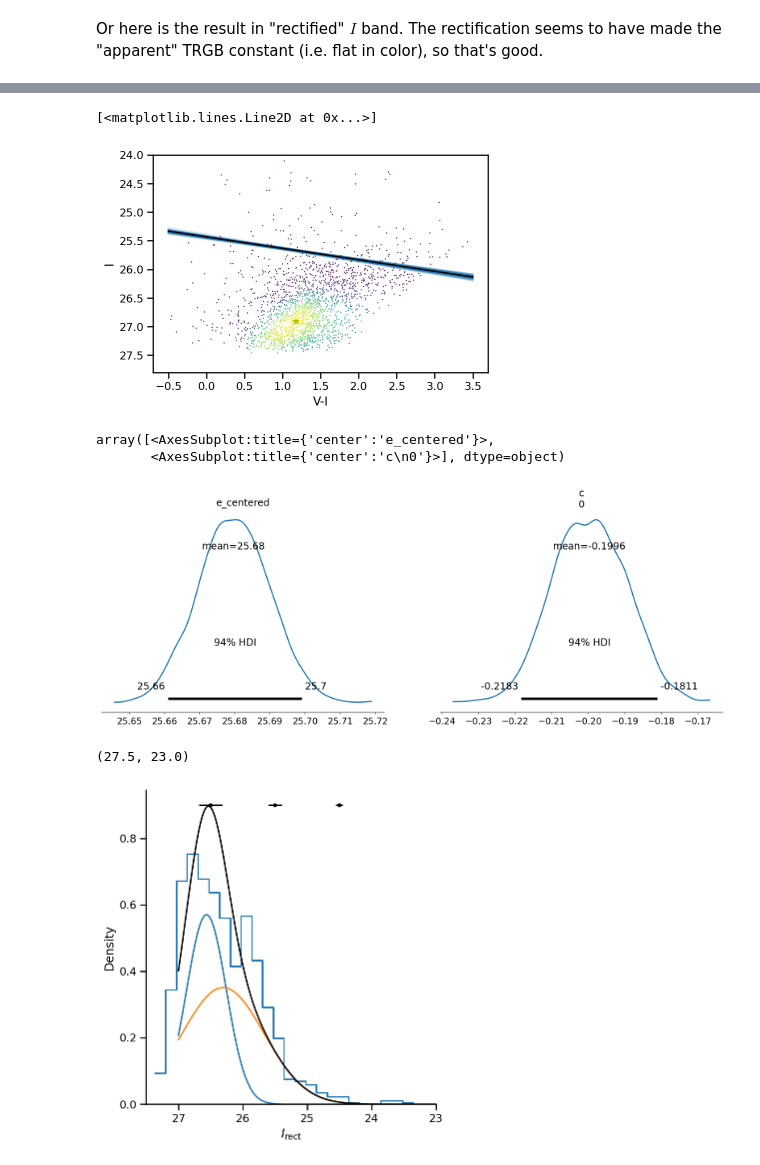
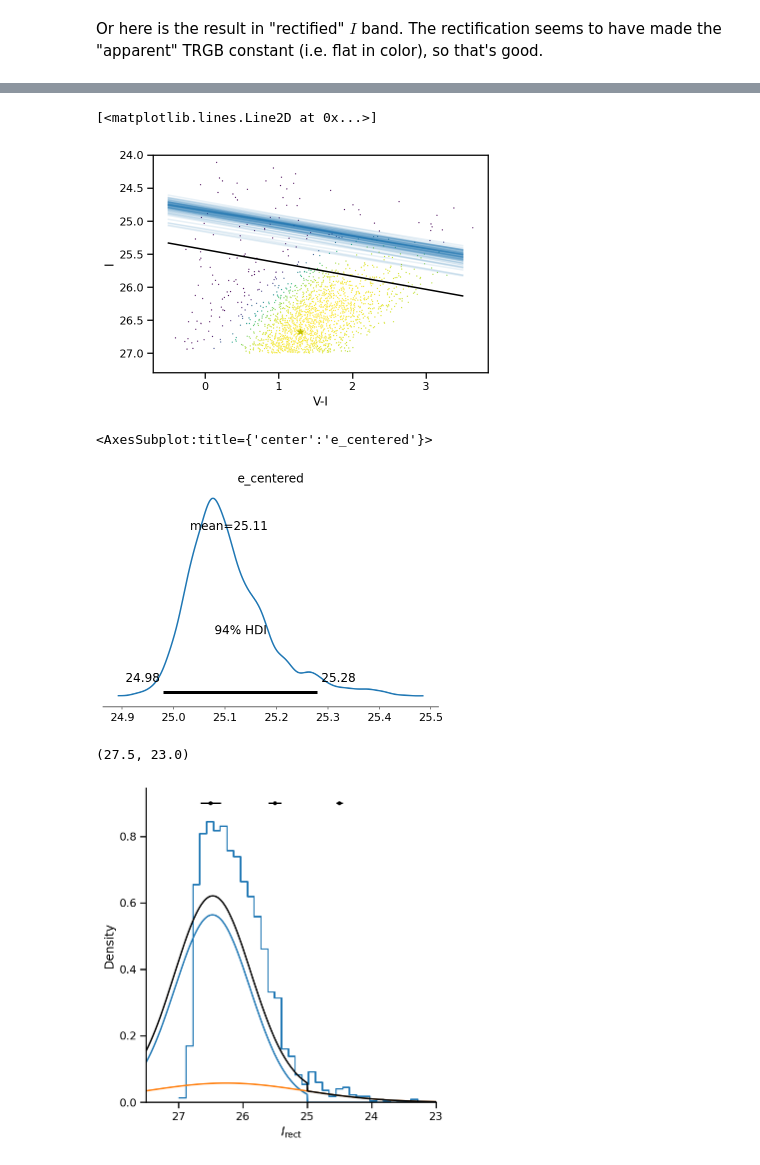
Before and after one commit to farr/EdgePhotometry, a Jupyter notebook: M63.ipynb, the cells around one changed output, grey strips where cells are left out. Cells and saved outputs as stored; diff of their text form; code cells hidden in the pictures.

```diff
--- a/M63.ipynb
+++ b/M63.ipynb
@@ -24,6 +39,8 @@ print('len(data) = {:d}'.format(len(data)))
 trgb_mcquinn = 25.68
 c_mcquinn = -0.2
 c_center = 1.23
+
+A0_cut = 27.0 # See below
 
 # BAD, BAD, BAD!
 Vext = 0.043
@@ -38,8 +55,10 @@ data_rgb = data
 # rgb_mask = (data['V-I'] > 0.6) & (data['V-I'] < 2.5)
 # data_rgb = data.loc[rgb_mask]
 
+data_cut = data.loc[data['I'] < A0_cut]
+
 Nfit = 2048
-inds = np.random.permutation(len(data_rgb))
-data_cut = data_rgb.iloc[inds[:Nfit]]
+inds = np.random.permutation(len(data_cut))
+data_cut = data_cut.iloc[inds[:Nfit]]
 # %% [output]
 len(data) = 38821
@@ -92,16 +100,13 @@ c_mu = c_mcquinn
 c_sigma = 0.01
 
 e_center = 25.68
-e_sigma = 0.01
-
-mu_bg = np.mean(Aobs, axis=0)
-cov_bg = np.cov(Aobs, rowvar=False)
+e_sigma = 0.1
 # %%
 num_chains=4
 thinning=1
 sampler = NUTS(edge_model, dense_mass=True)
 mcmc = MCMC(sampler, num_chains=num_chains, num_warmup=1000*thinning, num_samples=1000*thinning, thinning=thinning)
-mcmc.run(jax_prng_key(), Aobs, sigma_obs, e_center_mu=e_center, e_center_sigma=e_sigma, c_mu=c_mu, c_sigma=c_sigma, c_center=c_center, mu_bg=mu_bg, cov_bg=cov_bg)
+mcmc.run(jax_prng_key(), Aobs, sigma_obs, A0_cut, e_center_mu=e_center, e_center_sigma=e_sigma, c_mu=c_mu, c_sigma=c_sigma, c_center=c_center)
 trace = az.from_numpyro(mcmc)
 # %%
 az.plot_trace(trace, var_names=['e_centered', 'c', 'mu_fg', 'scale_fg', 'f_bg'],
@@ -150,21 +155,20 @@ plt.plot(m[:,:,1].mean()-m[:,:,0].mean(), m[:,:,0].mean(), '*y')
 # plt.plot(mb[:,:,1].mean()-m[:,:,0].mean(), m[:,:,0].mean(), '*b')
 # %% [output]
 [<matplotlib.lines.Line2D at 0x...>]
-[figure, old version]
+[figure, new version]
 # %%
-az.plot_posterior(trace, var_names=['e_centered', 'c'], round_to=4)
+az.plot_posterior(trace, var_names='e_centered', round_to=4)
 # %% [output]
-array([<AxesSubplot:title={'center':'e_centered'}>,
-       <AxesSubplot:title={'center':'c\n0'}>], dtype=object)
+<AxesSubplot:title={'center':'e_centered'}>
-[figure, old version]
+[figure, new version]
 # %%
 c = np.random.choice(trace.posterior.chain)
 d = np.random.choice(trace.posterior.draw)
 
 mu_f = trace.posterior.mu_fg[c,d,:].values
 cov_f = trace.posterior.cov_fg[c,d,:,:].values
-# mu_bg = trace.posterior.mu_bg[c,d,:].values
-# cov_bg = trace.posterior.cov_bg[c,d,:,:].values
+mu_bg = trace.posterior.mu_bg[c,d,:].values
+cov_bg = trace.posterior.cov_bg[c,d,:,:].values
 fb = trace.posterior.f_bg[c,d].values
 w = trace.posterior.w[c,d,:].values
 e = trace.posterior.e[c,d].values
@@ -179,7 +183,7 @@ Ae = np.dot(Aobs, w)
 
 sns.displot(Ae, stat='density', element='step', fill=False)
 
-Aes = np.linspace(23, 27, 1024)
+Aes = np.linspace(23, 28, 1024)
 p_bg = ss.norm(mu_be, sigma_be).pdf(Aes)
 d_fg = ss.norm(mu_fe, sigma_fe)
 p_fg = d_fg.pdf(Aes)*np.where(Aes > e, 1, 0)/(1-d_fg.cdf(e))
@@ -197,4 +201,4 @@ plt.xlabel(r'$I_\mathrm{rect}$')
 plt.xlim(27.5, 23)
 # %% [output]
 (27.5, 23.0)
-[figure, old version]
+[figure, new version]
```
Also changed, not shown: parts of 8 cells of this notebook, 3 other files.
